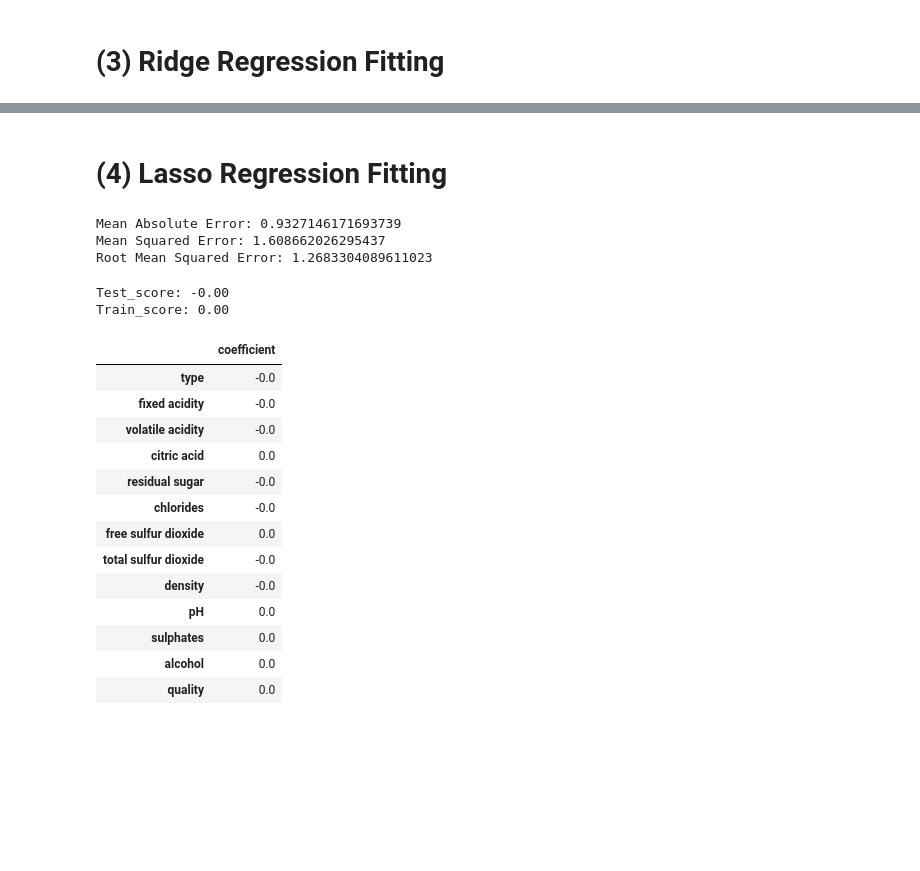
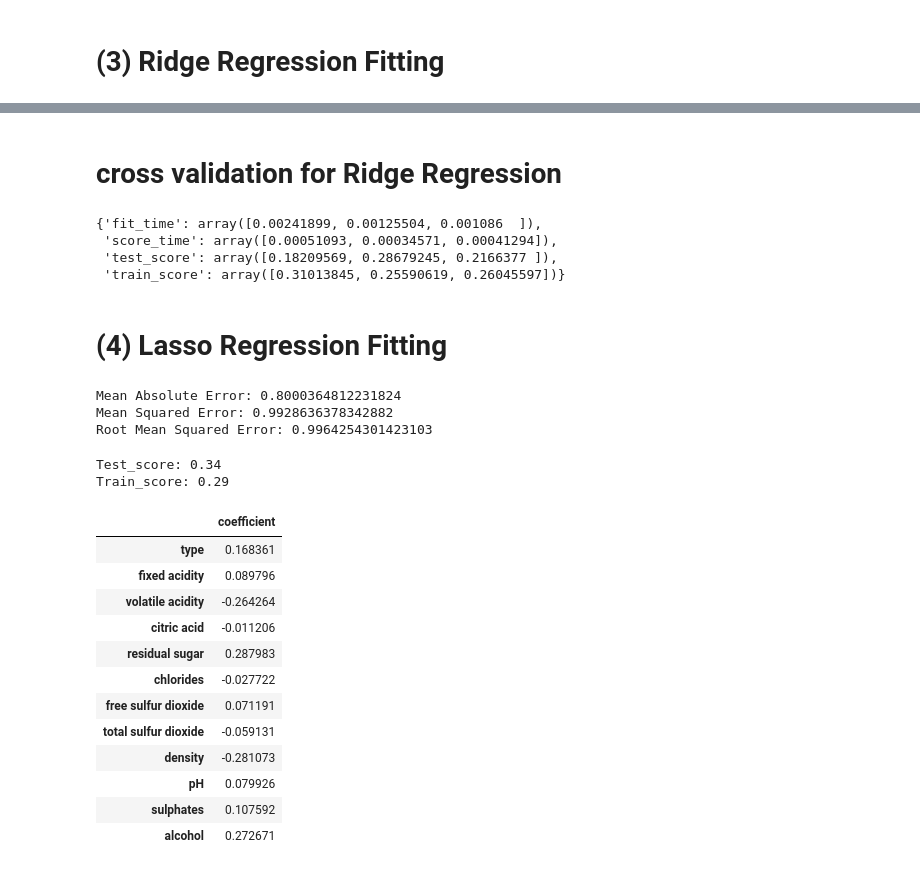
Before and after one commit to abhilashasaroj/CX4240_project, a Jupyter notebook: Project_yli.ipynb, the cells around one changed output, grey strips where cells are left out. Cells and saved outputs as stored; diff of their text form; code cells hidden in the pictures; blank space fills up the shorter version.

```diff
--- a/Project_yli.ipynb
+++ b/Project_yli.ipynb
@@ -31,10 +33,10 @@ data = data.replace('red', 1)
 ## Divide data into data and lael
 #winedata = data.drop(['quality'],axis=1)
 #print (wineData)
-winequality = data['quality']
+winequality_df = data['quality']
 #print (wineQuality_index)
-winedata = data
-winedata.describe()
+winedata_df = data
+winedata_df.describe()
 #winequality.describe
 # %% [output]
 |  | type | fixed acidity | volatile acidity | citric acid | residual sugar | chlorides | free sulfur dioxide | ... |
@@ -68,9 +70,11 @@ sns.pairplot(winedata,x_vars=features,y_vars='quality',kind='reg',size=10,aspect
 # %% [markdown]
 # (1) Linear Regression Fitting
 # %%
+winedata = winedata_df.drop(['quality'],axis=1)
+#print (winedata)
 winedata = winedata.values
-print (winedata)
-winequality = winequality.values.reshape(-1,1)
+#print (winedata)
+winequality = winequality_df.values.reshape(-1,1)
 print (winequality)
 ## Divide data in traning and test sets
 X_train, X_test, y_train, y_test = train_test_split(winedata, winequality, test_size=0.2, random_state=1)
@@ -256,3 +285,13 @@ coeff
+# %% [markdown]
+# cross validation for Ridge Regression
+# %%
+cv_results = cross_validate(RR, winedata, winequality, cv=3)
+cv_results
+# %% [output]
+{'fit_time': array([0.00241899, 0.00125504, 0.001086  ]),
+ 'score_time': array([0.00051093, 0.00034571, 0.00041294]),
+ 'test_score': array([0.18209569, 0.28679245, 0.2166377 ]),
+ 'train_score': array([0.31013845, 0.25590619, 0.26045597])}
 # %% [markdown]
 # (4) Lasso Regression Fitting
 # %%
@@ -262,7 +301,7 @@ scaler.fit(X_train)
 # Apply transform to both the training set and the test set.
 X_train = scaler.transform(X_train)
 X_test = scaler.transform(X_test)
-LR = Lasso(alpha = 1.0)
+LR = Lasso(alpha = 0.0001)
 LR.fit(X_train,y_train)
 predicted_y = LR.predict(X_test)
 
@@ -270,9 +309,9 @@ print('Mean Absolute Error:', metrics.mean_absolute_error(y_test, pred_y))
 print('Mean Squared Error:', metrics.mean_squared_error(y_test, pred_y))
 print('Root Mean Squared Error:', np.sqrt(metrics.mean_squared_error(y_test, pred_y)))
 # %% [output]
-Mean Absolute Error: 0.9327146171693739
-Mean Squared Error: 1.608662026295437
-Root Mean Squared Error: 1.2683304089611023
+Mean Absolute Error: 0.8000364812231824
+Mean Squared Error: 0.9928636378342882
+Root Mean Squared Error: 0.9964254301423103
 # %%
 test_score = LR.score(X_test, y_test)
 train_score = LR.score(X_train, y_train)
@@ -280,27 +319,26 @@ print('Test_score: {:.2f}'.format(test_score))
 
 print('Train_score: {:.2f}'.format(train_score))
 # %% [output]
-Test_score: -0.00
-Train_score: 0.00
+Test_score: 0.34
+Train_score: 0.29
 # %%
 coeff = LR.coef_
-coeff = np.reshape(coeff, [13,1])
+coeff = np.reshape(coeff, [12,1])
 coeff = pd.DataFrame( data = coeff, index = ['type','fixed acidity', 'volatile acidity', 'citric acid', 'residual sugar',
        'chlorides', 'free sulfur dioxide', 'total sulfur dioxide', 'density',
-       'pH', 'sulphates', 'alcohol','quality'], columns = ['coefficient'] )
+       'pH', 'sulphates', 'alcohol'], columns = ['coefficient'] )
 coeff
 # %% [output]
 |  | coefficient |
-| type | -0.0 |
-| fixed acidity | -0.0 |
-| volatile acidity | -0.0 |
-| citric acid | 0.0 |
-| residual sugar | -0.0 |
-| chlorides | -0.0 |
-| free sulfur dioxide | 0.0 |
-| total sulfur dioxide | -0.0 |
-| density | -0.0 |
-| pH | 0.0 |
-| sulphates | 0.0 |
-| alcohol | 0.0 |
-| quality | 0.0 |
+| type | 0.168361 |
+| fixed acidity | 0.089796 |
+| volatile acidity | -0.264264 |
+| citric acid | -0.011206 |
+| residual sugar | 0.287983 |
+| chlorides | -0.027722 |
+| free sulfur dioxide | 0.071191 |
+| total sulfur dioxide | -0.059131 |
+| density | -0.281073 |
+| pH | 0.079926 |
+| sulphates | 0.107592 |
+| alcohol | 0.272671 |
```
Also changed, not shown: parts of 33 cells of this notebook.
